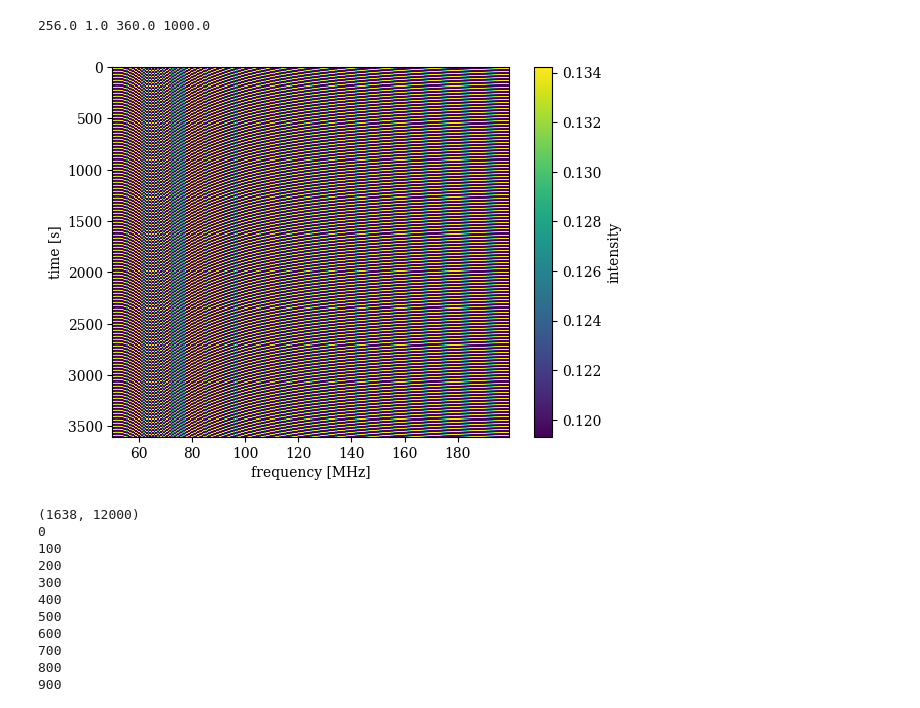
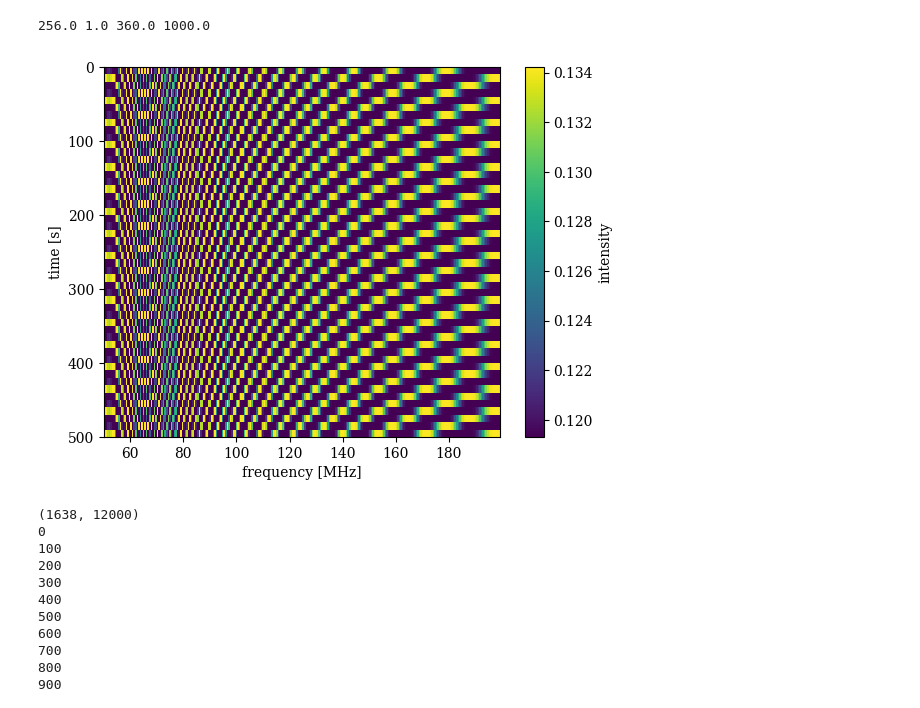
Before and after one commit to bjacobell/PsrSim, a Jupyter notebook: psrsim_stepbystep.ipynb, the cells around one changed output. Cells and saved outputs as stored; diff of their text form; code cells hidden in the pictures.

```diff
--- a/psrsim_stepbystep.ipynb
+++ b/psrsim_stepbystep.ipynb
@@ -119,16 +119,16 @@ a = downbin(signal_1, phases, fbin=0.5859375, tbin=10)
 # %% [output]
 256.0 1.0 360.0 1000.0
 # %%
-plt.imshow(a.T, aspect = 'auto', interpolation='none', origin = 'upper', \
-           extent = [signal_1.dat_freq[0].value, signal_1.dat_freq[-1].value, signal_1.tobs.value, 0],  cmap='viridis')
+plt.imshow(a.T[:50], aspect = 'auto', interpolation='none', origin = 'upper', \
+           extent = [signal_1.dat_freq[0].value, signal_1.dat_freq[-1].value, 500, 0],  cmap='viridis')
 plt.xlabel('frequency [MHz]')
 plt.ylabel('time [s]')
 plt.colorbar(label = 'intensity')
 #plt.xlim(100,120)
 #plt.ylim(0,500)
-np.save('DMbeat_spectrum.npy', a.T)
+#np.save('DMbeat_spectrum.npy', a.T)
 
 plt.show()
 plt.close()
 # %% [output]
-[figure, old version]
+[figure, new version]
```
Also changed, not shown: parts of 4 cells of this notebook, 1 other file.
